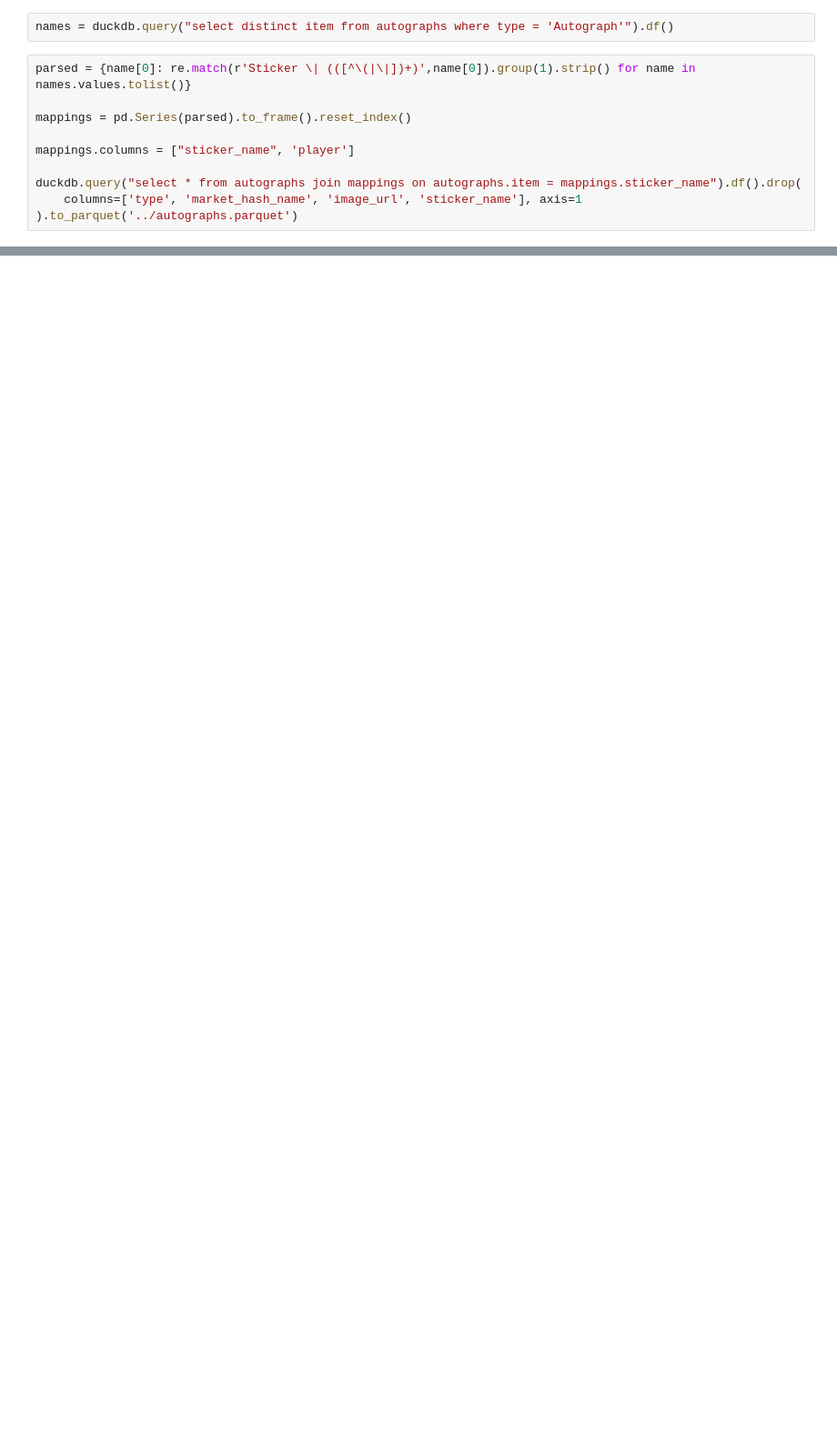
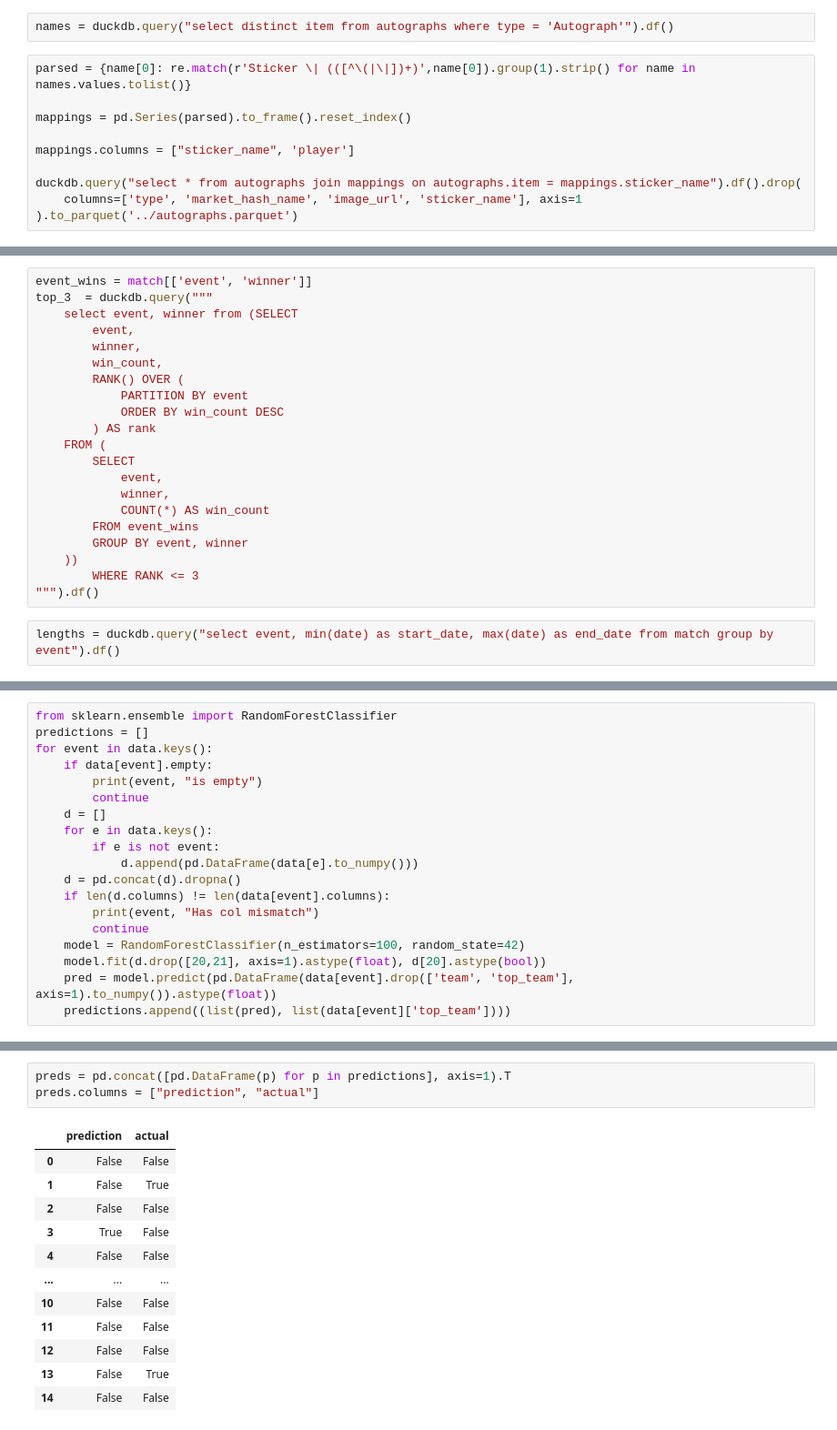
Before and after one commit to curtisjbradley/MarketReview, a Jupyter notebook: datagen/sticker-data.ipynb, the cells around one changed output, grey strips where cells are left out. Shown: that part at 91% size. Saved outputs shown, nothing was run; the diff lists cells and outputs as text; blank space fills up the shorter version.

Commit message:
Model Metrics

```diff
--- a/datagen/sticker-data.ipynb
+++ b/datagen/sticker-data.ipynb
@@ -50,0 +151,23 @@ duckdb.query("select distinct tournament from stkr").df()
+# %%
+event_wins = match[['event', 'winner']]
+top_3  = duckdb.query("""
+    select event, winner from (SELECT
+        event,
+        winner,
+        win_count,
+        RANK() OVER (
+            PARTITION BY event
+            ORDER BY win_count DESC
+        ) AS rank
+    FROM (
+        SELECT
+            event,
+            winner,
+            COUNT(*) AS win_count
+        FROM event_wins
+        GROUP BY event, winner
+    ))
+        WHERE RANK <= 3
+""").df()
+# %%
+lengths = duckdb.query("select event, min(date) as start_date, max(date) as end_date from match group by event").df()
@@ -50,0 +198,19 @@ duckdb.query("select distinct tournament from stkr").df()
+# %%
+from sklearn.ensemble import RandomForestClassifier
+predictions = []
+for event in data.keys():
+    if data[event].empty:
+        print(event, "is empty")
+        continue
+    d = []
+    for e in data.keys():
+        if e is not event:
+            d.append(pd.DataFrame(data[e].to_numpy()))
+    d = pd.concat(d).dropna()
+    if len(d.columns) != len(data[event].columns):
+        print(event, "Has col mismatch")
+        continue
+    model = RandomForestClassifier(n_estimators=100, random_state=42)
+    model.fit(d.drop([20,21], axis=1).astype(float), d[20].astype(bool))
+    pred = model.predict(pd.DataFrame(data[event].drop(['team', 'top_team'], axis=1).to_numpy()).astype(float))
+    predictions.append((list(pred), list(data[event]['top_team'])))
@@ -50,0 +220,16 @@ duckdb.query("select distinct tournament from stkr").df()
+# %%
+preds = pd.concat([pd.DataFrame(p) for p in predictions], axis=1).T
+preds.columns = ["prediction", "actual"]
+# %% [output]
+|  | prediction | actual |
+| 0 | False | False |
+| 1 | False | True |
+| 2 | False | False |
+| 3 | True | False |
+| 4 | False | False |
+| ... | ... | ... |
+| 10 | False | False |
+| 11 | False | False |
+| 12 | False | False |
+| 13 | False | True |
+| 14 | False | False |
```
Also changed, not shown: parts of 22 cells of this notebook, 1 other file.
